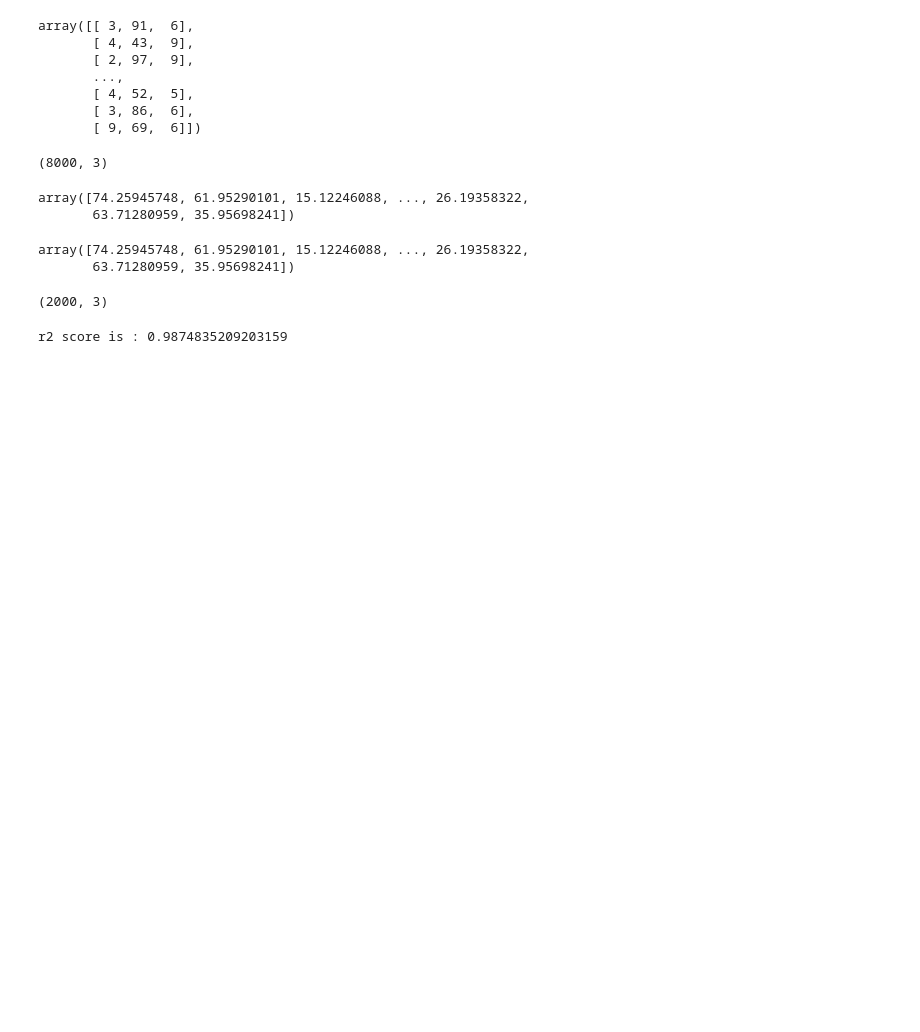
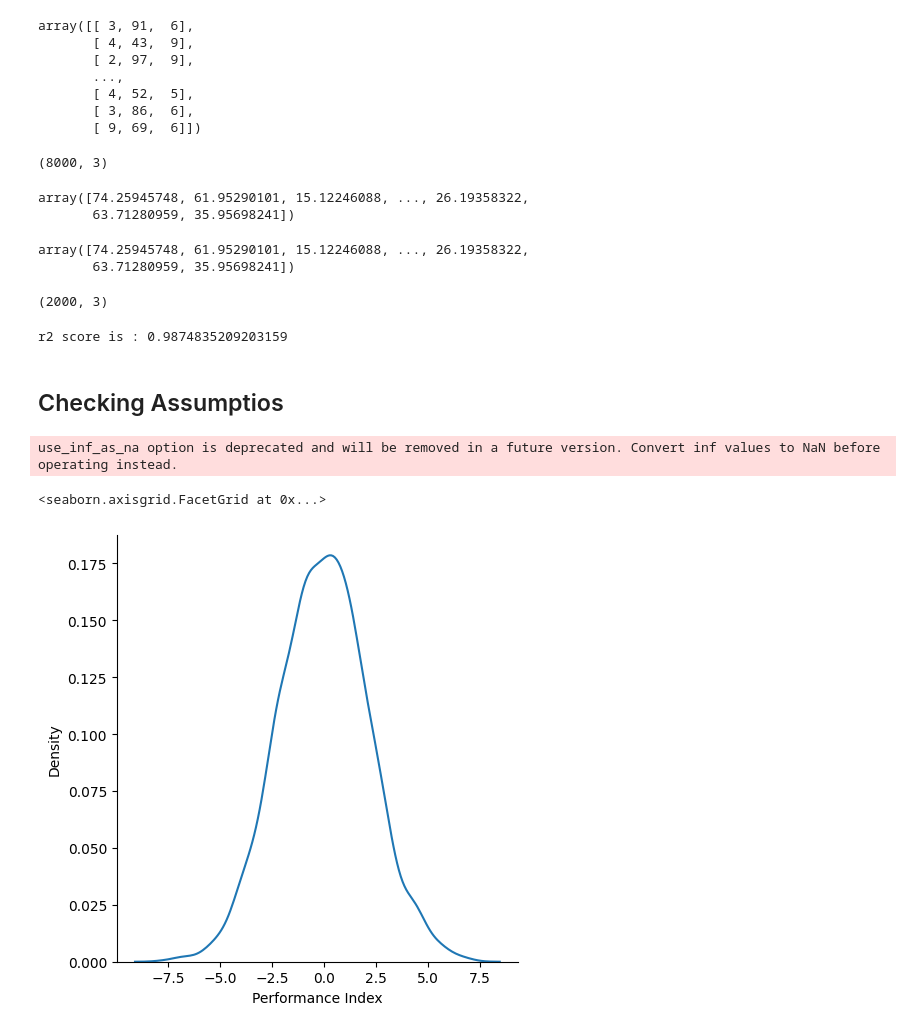
Before and after one commit to QuratulAin20/Machine-Learning, a Jupyter notebook: multiple-linear-regression.ipynb, the cells around one changed output. Drawn from its saved outputs; the diff is of its cells as text; code cells hidden in the pictures; blank space fills up the shorter version.

Commit message:
Kaggle Notebook | Multiple Linear Regression | Version 2

```diff
--- a/multiple-linear-regression.ipynb
+++ b/multiple-linear-regression.ipynb
@@ -243,3 +243,12 @@ r2 = r2_score(y_test, y_pred)
 print("r2 score is :" ,r2)
 # %% [output]
 r2 score is : 0.9874835209203159
+# %% [markdown]
+## Checking Assumptios
+# %%
+residual = y_test - y_pred
+sns.displot(residual, kind='kde')
+# %% [output]
+use_inf_as_na option is deprecated and will be removed in a future version. Convert inf values to NaN before operating instead.
+<seaborn.axisgrid.FacetGrid at 0x...>
+[figure, added]
```
Also changed, not shown: parts of 8 cells of this notebook.
